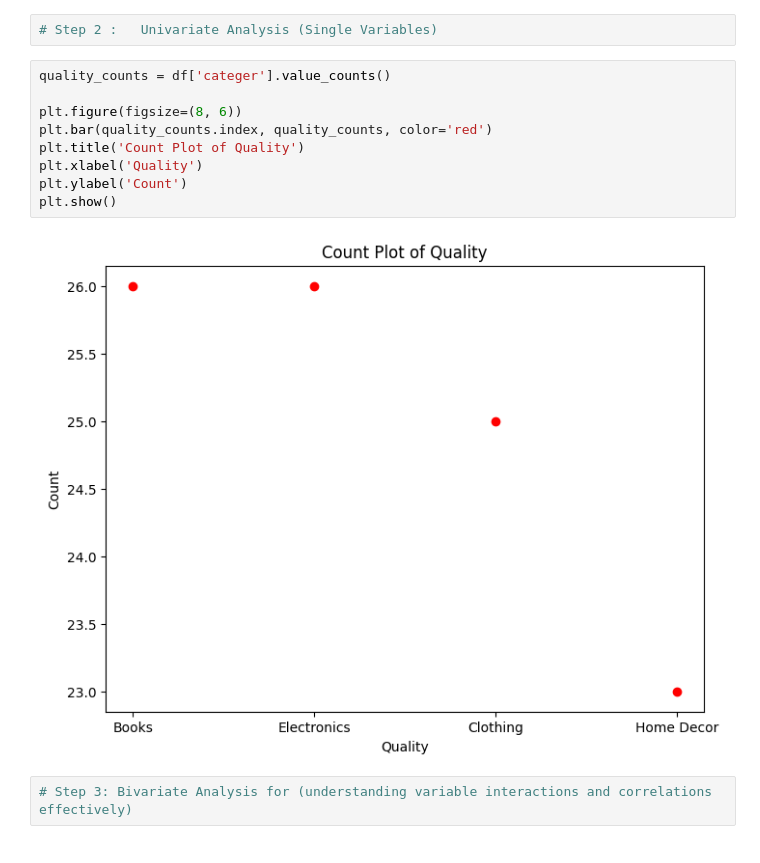
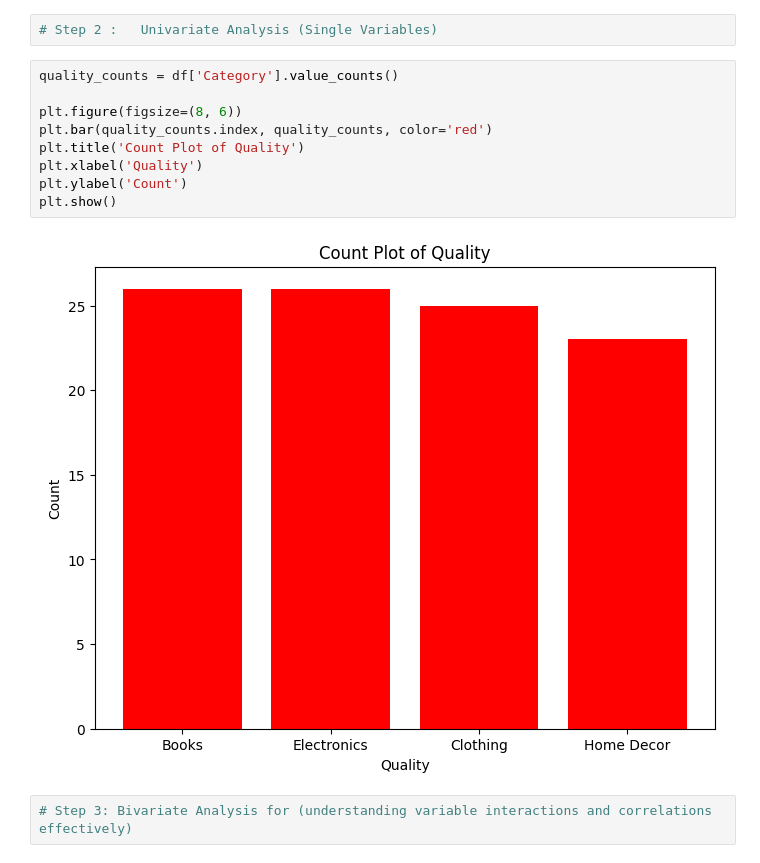
Before and after one commit to ChandrahaasGit-07/Data-Science-Assignment-eCommerce-Transactions-Dataset, a Jupyter notebook: Products.ipynb, the cells around one changed output. Saved outputs shown, nothing was run; the diff lists cells and outputs as text.

```diff
--- a/Products.ipynb
+++ b/Products.ipynb
@@ -82,16 +82,16 @@ dtype: int64
 # %%
 # Step 2 :   Univariate Analysis (Single Variables)
 # %%
-quality_counts = df['categer'].value_counts()
+quality_counts = df['Category'].value_counts()
 
 plt.figure(figsize=(8, 6))
 plt.bar(quality_counts.index, quality_counts, color='red')
 plt.title('Count Plot of Quality')
 plt.xlabel('Quality')
 plt.ylabel('Count')
 plt.show()
 # %% [output]
-[figure, old version]
+[figure, new version]
 # %%
 # Step 3: Bivariate Analysis for (understanding variable interactions and correlations effectively)
 # %%
```
